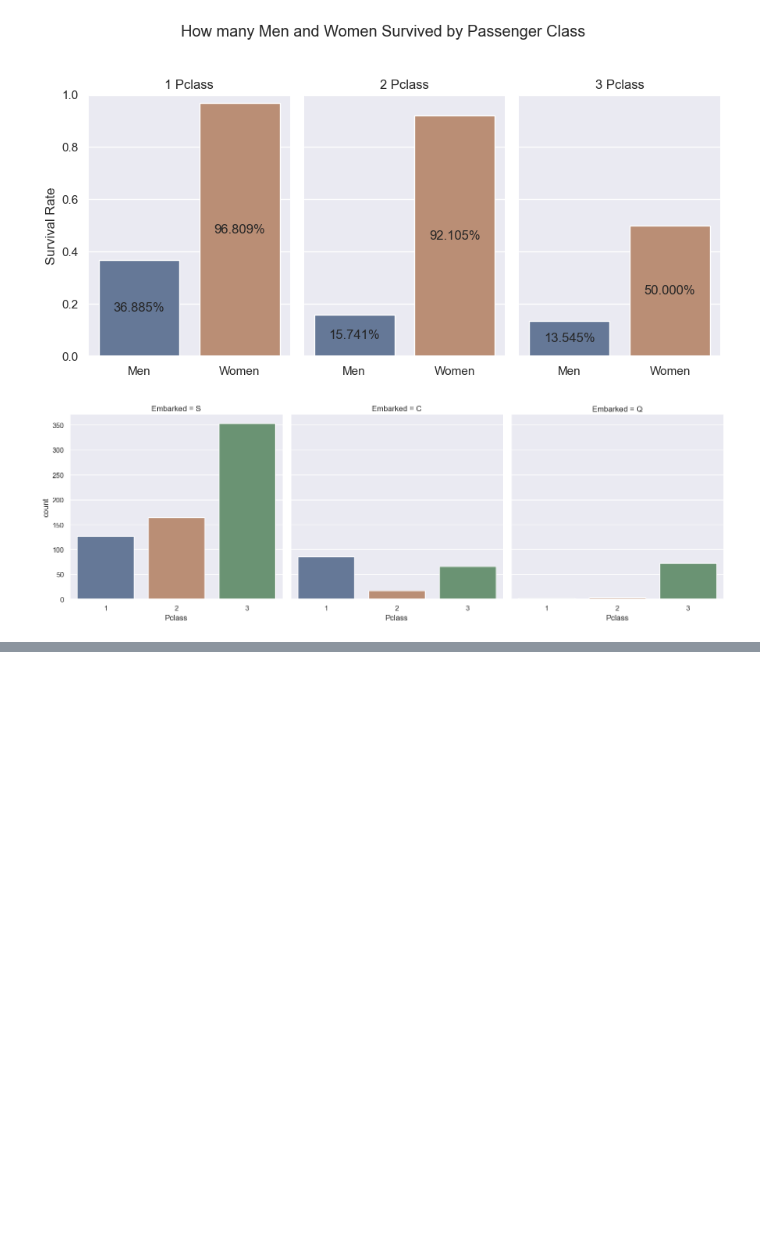
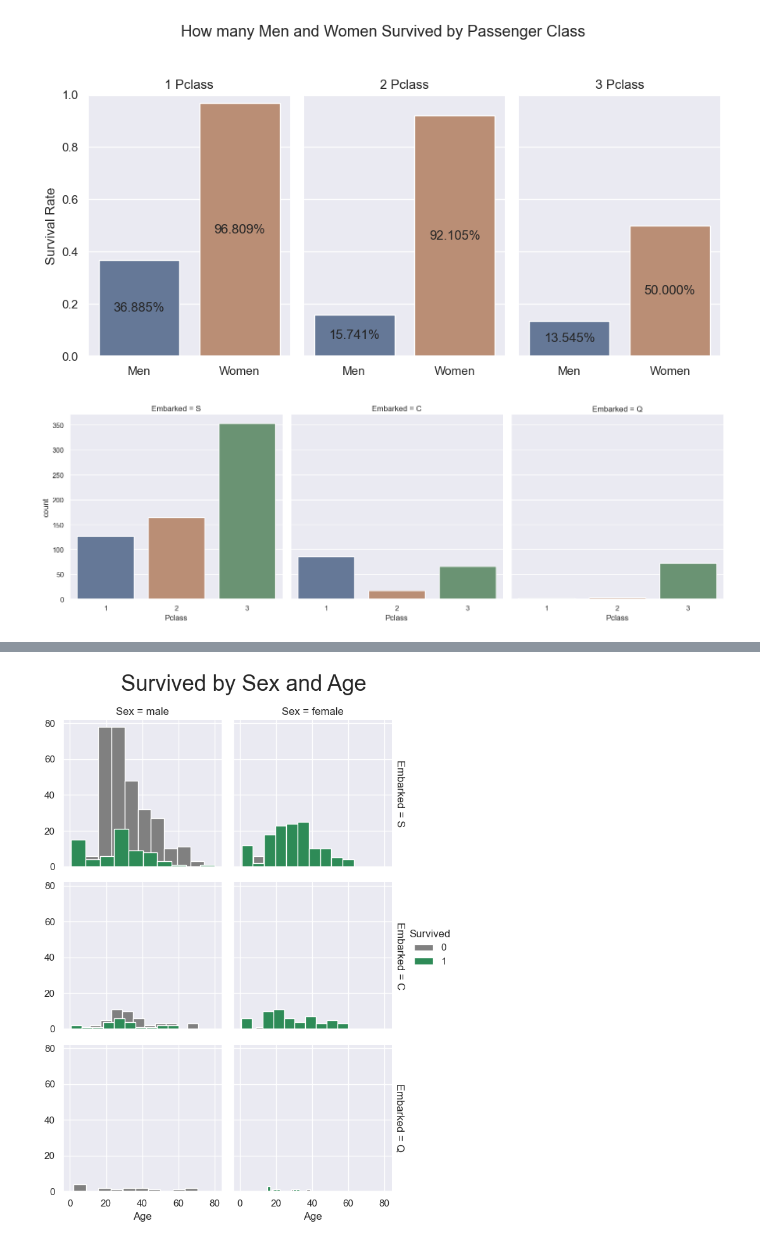
Before and after one commit to islamahrous/titanic_DS_analysis, a Jupyter notebook: titanic_DS_analysis.ipynb, the cells around one changed output, grey strips where cells are left out. Cells and saved outputs as stored; diff of their text form; code cells hidden in the pictures; blank space fills up the shorter version.

```diff
--- a/titanic_DS_analysis.ipynb
+++ b/titanic_DS_analysis.ipynb
@@ -618,0 +628,9 @@ g = sns.catplot(x="Pclass", col="Embarked",
+# %%
+g = sns.FacetGrid(train, col="Sex", row="Embarked", margin_titles=True, hue = "Survived",
+                  palette = pal
+                  )
+g = g.map(plt.hist, "Age", edgecolor = 'white').add_legend();
+g.fig.suptitle("Survived by Sex and Age", size = 25)
+plt.subplots_adjust(top=0.90)
+# %% [output]
+[figure, added]
```
Also changed, not shown: parts of 3 cells of this notebook.
